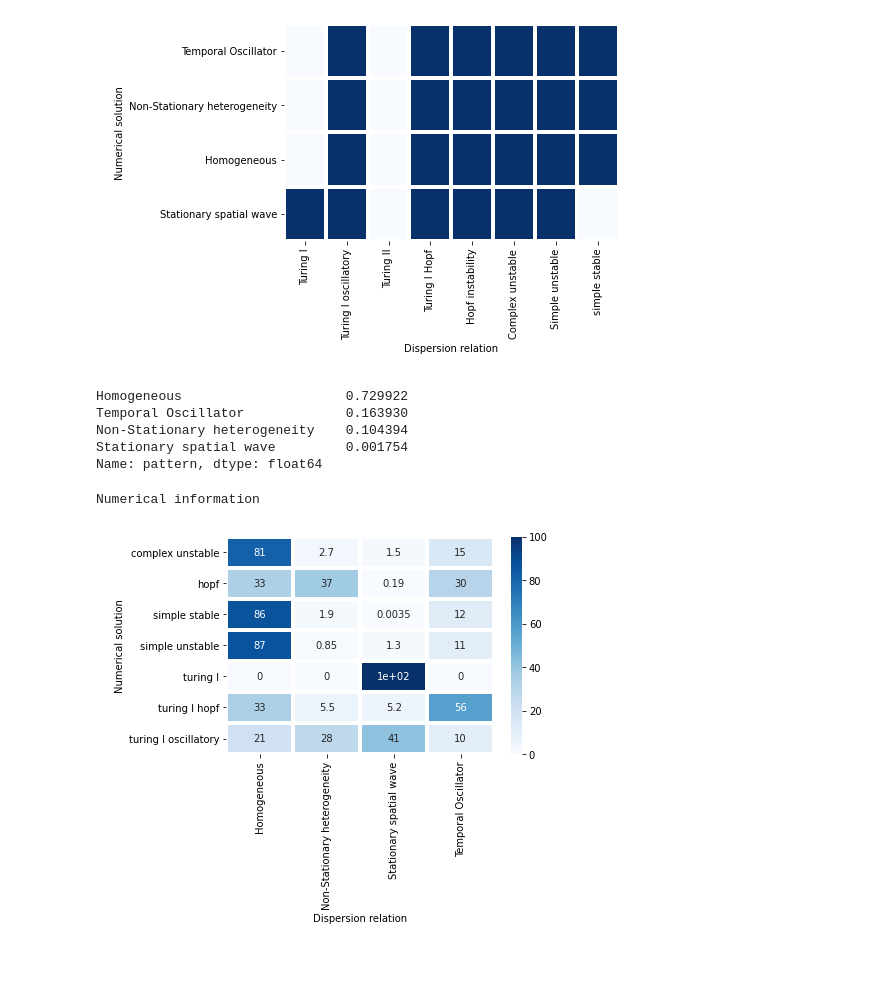
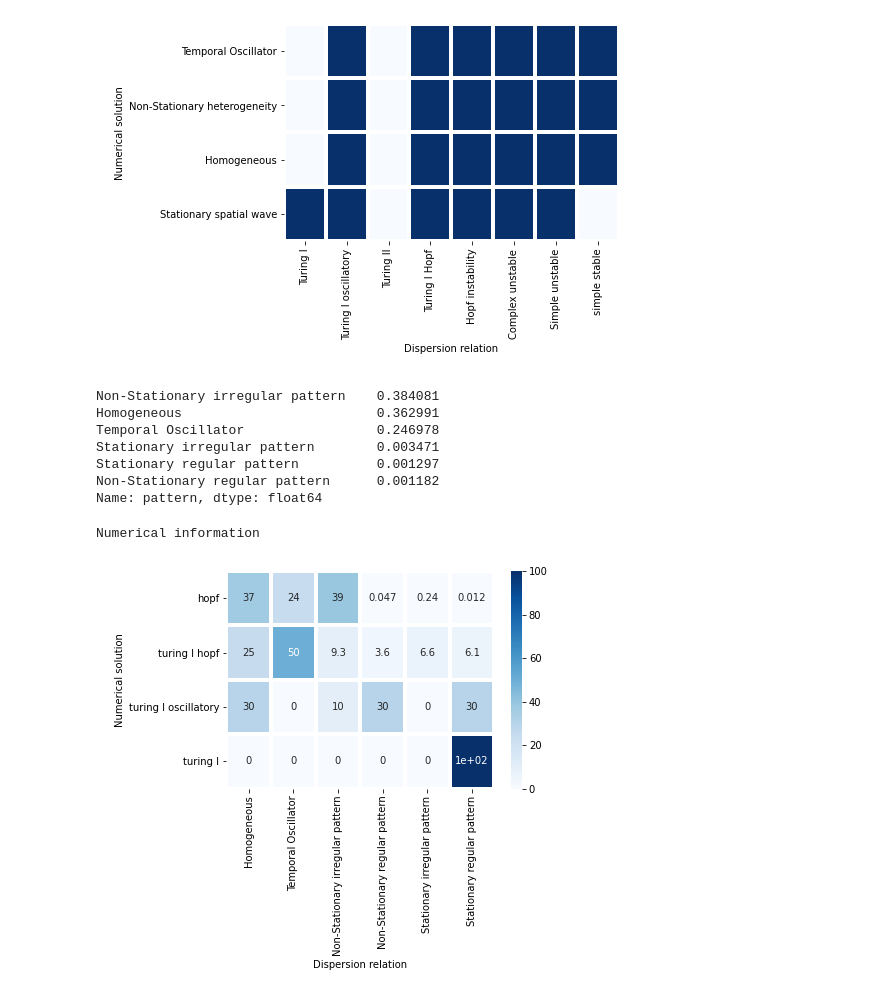
Before and after one commit to martinaoliver/modelling, a Jupyter notebook: growth/src/patternAnalysis/confusionMatrix_lsaNumerical.ipynb, the cells around one changed output. Cells and saved outputs as stored; diff of their text form; code cells hidden in the pictures; blank space fills up the shorter version.

Commit message:
confusion matrix, abc dose response

```diff
--- a/growth/src/patternAnalysis/confusionMatrix_lsaNumerical.ipynb
+++ b/growth/src/patternAnalysis/confusionMatrix_lsaNumerical.ipynb
@@ -80,9 +80,9 @@ circuit_n='turinghill'
 variant= 0
 n_species=2
 mechanism='nogrowth'
-L=50; dx =1; J = int(L/dx)
-T =3000; dt = 0.05; N = int(T/dt)
-boundaryCoeff=2;rate=0.01
+L=100; dx =1; J = int(L/dx)
+T =3000; dt = 0.005; N = int(T/dt)
+boundaryCoeff=2;rate=0.1
 filename= lambda mechanism, parID: 'circuit%s_variant%s_bc%s_%s_rate%s_ID%s_L%r_J%r_T%r_N%r'%(circuit_n,variant,boundaryCoeff, mechanism,rate,parID,L,J,T,N)
 n_param_sets=2000000
 pattern_df = pickle.load(open( modellingpath + '/growth/out/patternAnalysis/%s/%s/pattern/pattern_df_%s.pkl'%(circuit_n,mechanism,filename(mechanism,'x')), 'rb'))
@@ -90,30 +90,37 @@ pattern_df = pickle.load(open( modellingpath + '/growth/out/patternAnalysis/%s/%
 pattern_df['pattern'].value_counts(normalize=True)
 # pattern_df['pattern'].unique()
 # %% [output]
-Homogeneous                     0.729922
-Temporal Oscillator             0.163930
-Non-Stationary heterogeneity    0.104394
-Stationary spatial wave         0.001754
+Non-Stationary irregular pattern    0.384081
+Homogeneous                         0.362991
+Temporal Oscillator                 0.246978
+Stationary irregular pattern        0.003471
+Stationary regular pattern          0.001297
+Non-Stationary regular pattern      0.001182
 Name: pattern, dtype: float64
+# %%
+df_confusion = pd.crosstab( pattern_df['system_class'], pattern_df['pattern'], normalize='index')*100
+
+cols = ['Homogeneous', 'Temporal Oscillator','Non-Stationary irregular pattern','Non-Stationary regular pattern', 'Stationary irregular pattern','Stationary regular pattern']
+df_confusion = df_confusion[cols]
+ind = ['hopf', 'turing I hopf', 'turing I oscillatory', 'turing I']
+df_confusion = df_confusion.reindex(ind)
 # %%
 
-df_confusion = pd.crosstab( pattern_df['system_class'], pattern_df['pattern'], normalize='index')*100
-df_confusion
 # cf_matrix_marti2 = np.array([[0,1,0,1,1,1,1,1],[0,1,0,1,1,1,1,1],[0,1,0,1,1,1,1,1],[1,1,0,1,1,1,1,0]])
 ax = sns.heatmap(df_confusion, linewidths=4,annot=True, cmap='Blues',cbar=True)
 
 ax.set_ylabel('\nNumerical solution')
 ax.set_xlabel('Dispersion relation\n');
 # pattern_list = ['Temporal Oscillator', 'Non-Stationary heterogeneity','Homogeneous', 'Stationary spatial wave']
 
 ## Ticket labels - List must be in alphabetical order
 # ax.xaxis.set_ticklabels(['Turing I','Turing I oscillatory','Turing II', 'Turing I Hopf', 'Hopf instability', 'Complex unstable', 'Simple unstable', 'simple stable'], rotation=90)
 # ax.yaxis.set_ticklabels(pattern_list, rotation=0)
 ## Display the visualization of the Confusion Matrix.
 # plt.tight_layout()
 # plt.savefig('cf_marti')
 print('Numerical information')
 plt.show()
 # %% [output]
 Numerical information
-[figure, old version]
+[figure, new version]
```
Also changed, not shown: parts of 3 cells of this notebook, 5 other files.
